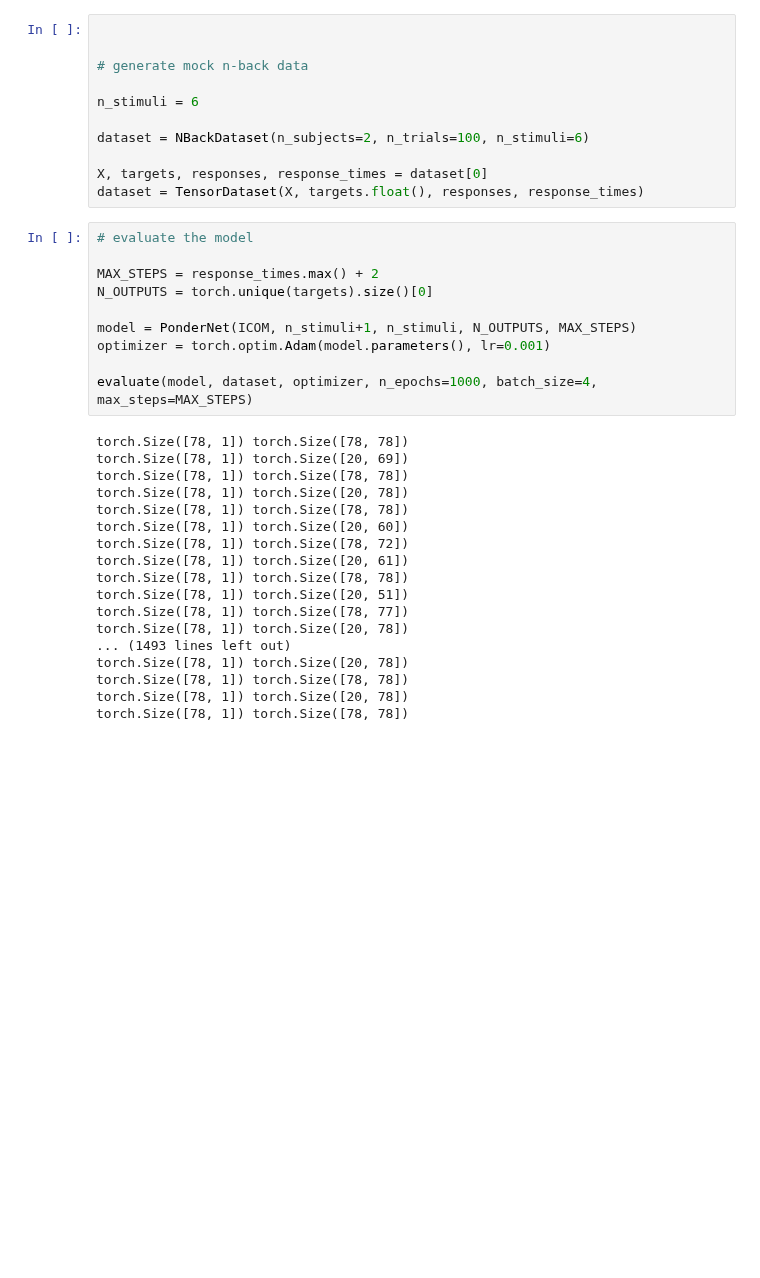
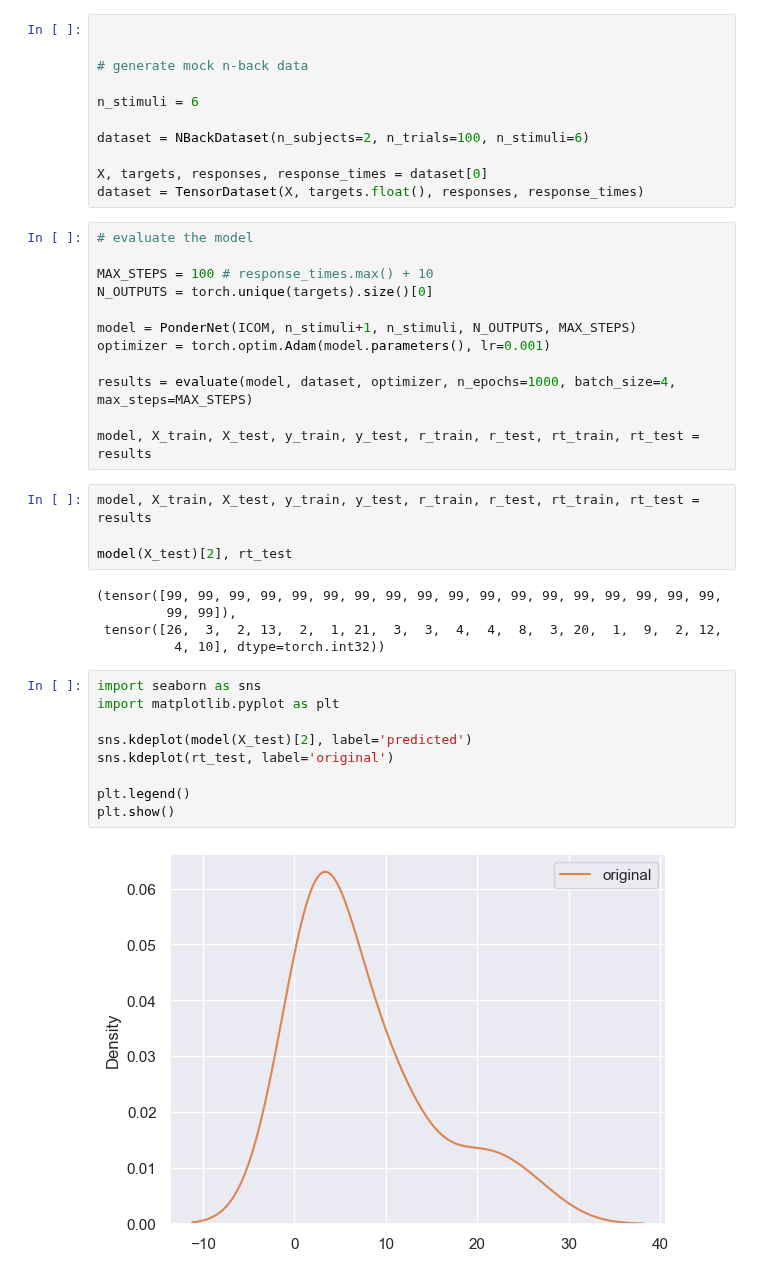
Before and after one commit to morteza/CogPonder, a Jupyter notebook: notebooks/CogPonder Experiment 1.ipynb, the cells around one changed output. Saved outputs shown, nothing was run; the diff lists cells and outputs as text; blank space fills up the shorter version.

```diff
--- a/notebooks/CogPonder Experiment 1.ipynb
+++ b/notebooks/CogPonder Experiment 1.ipynb
@@ -66,28 +66,32 @@ dataset = TensorDataset(X, targets.float(), responses, response_times)
 # %%
 # evaluate the model
 
-MAX_STEPS = response_times.max() + 2
+MAX_STEPS = 100 # response_times.max() + 10
 N_OUTPUTS = torch.unique(targets).size()[0]
 
 model = PonderNet(ICOM, n_stimuli+1, n_stimuli, N_OUTPUTS, MAX_STEPS)
 optimizer = torch.optim.Adam(model.parameters(), lr=0.001)
 
-evaluate(model, dataset, optimizer, n_epochs=1000, batch_size=4, max_steps=MAX_STEPS)
+results = evaluate(model, dataset, optimizer, n_epochs=1000, batch_size=4, max_steps=MAX_STEPS)
+
+model, X_train, X_test, y_train, y_test, r_train, r_test, rt_train, rt_test = results
-# %% [output]
-torch.Size([78, 1]) torch.Size([78, 78])
-torch.Size([78, 1]) torch.Size([20, 69])
-torch.Size([78, 1]) torch.Size([78, 78])
-torch.Size([78, 1]) torch.Size([20, 78])
-torch.Size([78, 1]) torch.Size([78, 78])
-torch.Size([78, 1]) torch.Size([20, 60])
-torch.Size([78, 1]) torch.Size([78, 72])
-torch.Size([78, 1]) torch.Size([20, 61])
-torch.Size([78, 1]) torch.Size([78, 78])
-torch.Size([78, 1]) torch.Size([20, 51])
-torch.Size([78, 1]) torch.Size([78, 77])
-torch.Size([78, 1]) torch.Size([20, 78])
-... (1493 lines left out)
-torch.Size([78, 1]) torch.Size([20, 78])
-torch.Size([78, 1]) torch.Size([78, 78])
-torch.Size([78, 1]) torch.Size([20, 78])
-torch.Size([78, 1]) torch.Size([78, 78])
+# %%
+model, X_train, X_test, y_train, y_test, r_train, r_test, rt_train, rt_test = results
+
+model(X_test)[2], rt_test
+# %% [output]
+(tensor([99, 99, 99, 99, 99, 99, 99, 99, 99, 99, 99, 99, 99, 99, 99, 99, 99, 99,
+         99, 99]),
+ tensor([26,  3,  2, 13,  2,  1, 21,  3,  3,  4,  4,  8,  3, 20,  1,  9,  2, 12,
+          4, 10], dtype=torch.int32))
+# %%
+import seaborn as sns
+import matplotlib.pyplot as plt
+
+sns.kdeplot(model(X_test)[2], label='predicted')
+sns.kdeplot(rt_test, label='original')
+
+plt.legend()
+plt.show()
+# %% [output]
+[figure, added]
```
Also changed, not shown: 3 other files.
